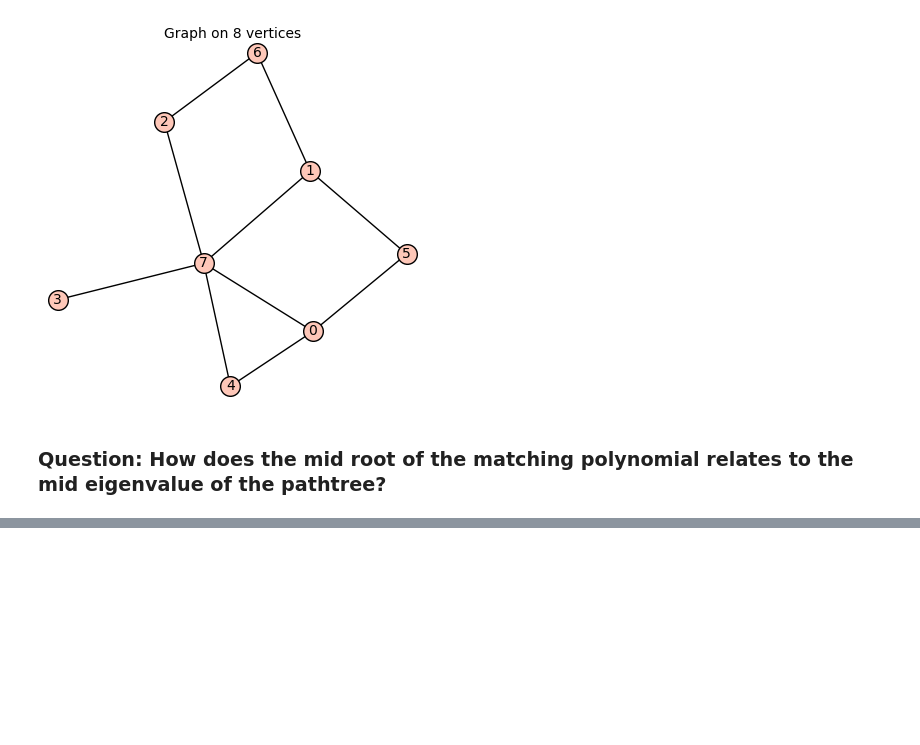
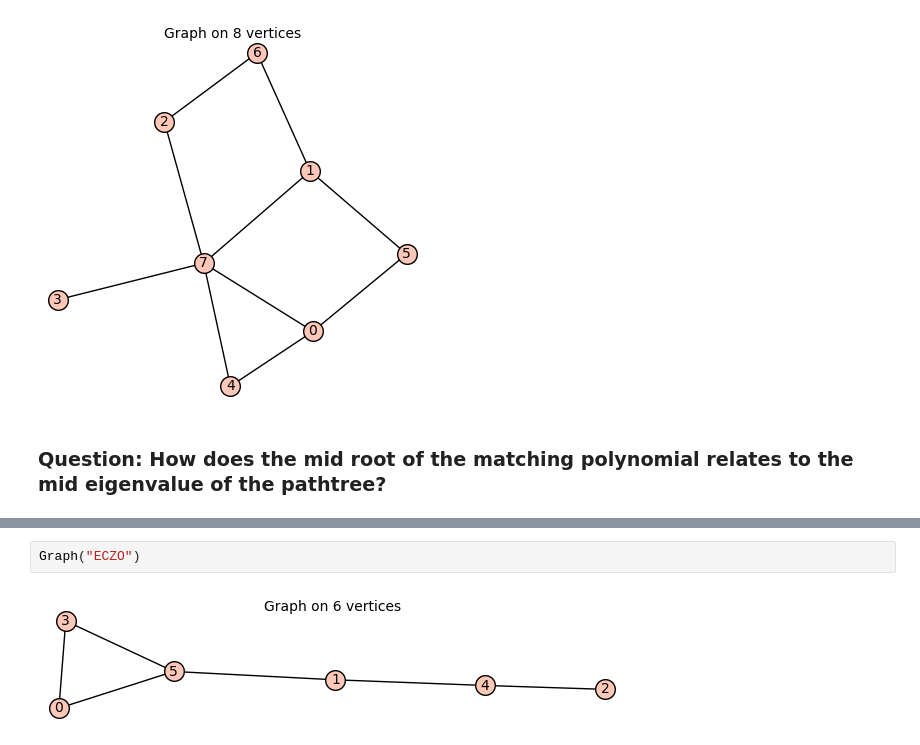
Before and after one commit to emanueljuliano/Strongly_Cospectral_Vertices_On_Trees, a Jupyter notebook: Inverse of path trees.ipynb, the cells around one changed output, grey strips where cells are left out. Cells and saved outputs as stored; diff of their text form; blank space fills up the shorter version.

```diff
--- a/Inverse of path trees.ipynb
+++ b/Inverse of path trees.ipynb
@@ -601,0 +746,4 @@ Graph("G?bBFo")
+# %%
+Graph("ECZO")
+# %% [output]
+[figure, added]
```
Also changed, not shown: parts of 18 cells of this notebook, 1 other file.
